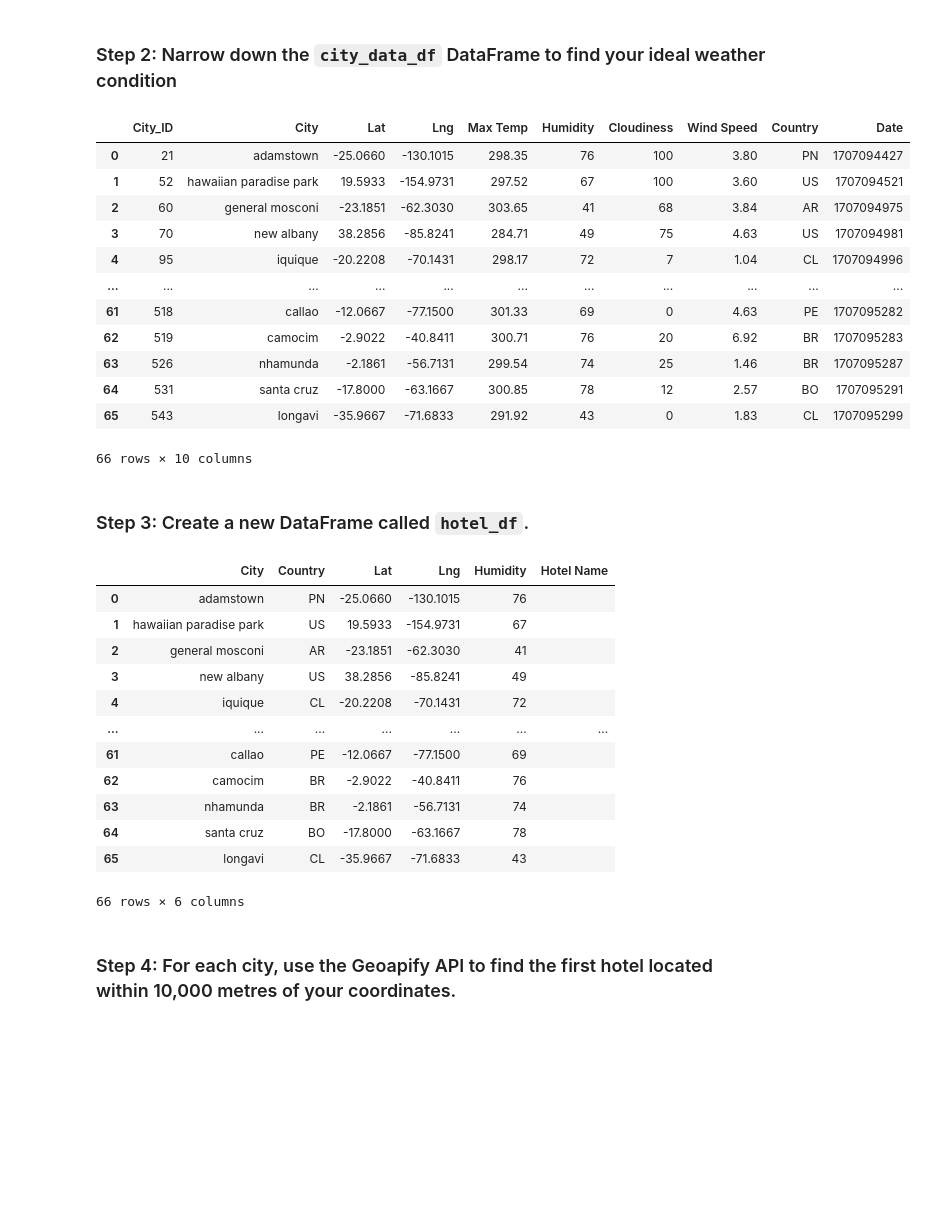
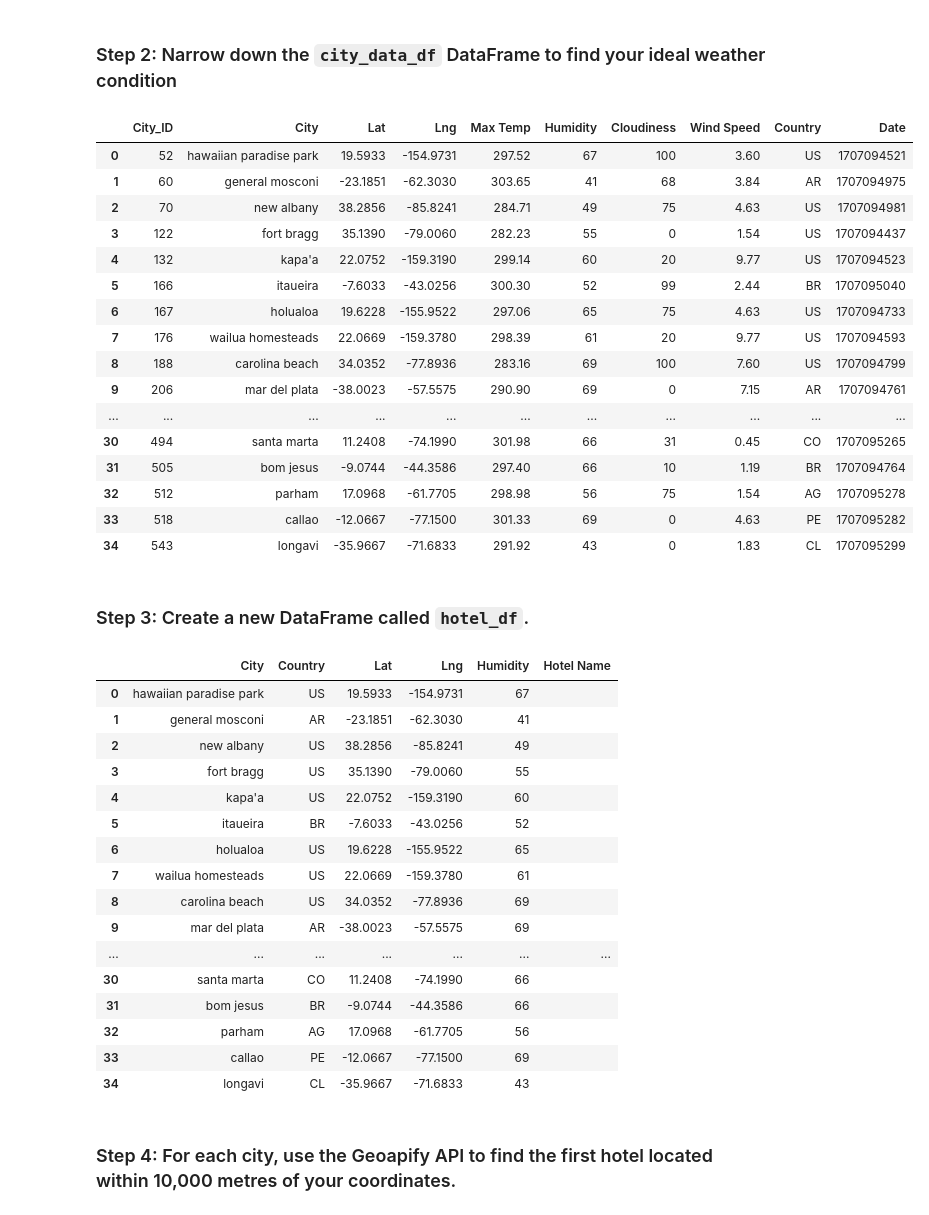
Before and after one commit to JCovarrubias236/python-api-challenge, a Jupyter notebook: Starter_Code/starter_code/VacationPy.ipynb, the cells around one changed output. Cells and saved outputs as stored; diff of their text form; code cells hidden in the pictures; blank space fills up the shorter version.

```diff
--- a/Starter_Code/starter_code/VacationPy.ipynb
+++ b/Starter_Code/starter_code/VacationPy.ipynb
@@ -57,30 +55,34 @@ map_plot
 ### Step 2: Narrow down the `city_data_df` DataFrame to find your ideal weather condition
 # %%
 # Narrow down cities that fit criteria and drop any results with null values
-ideal_weather_df = city_data_df[(city_data_df["Lat"].between(-40,40)) & (city_data_df["Humidity"]<80) & (city_data_df["Lng"]<-30)].reset_index()
+ideal_weather_df = city_data_df[(city_data_df["Lat"].between(-40,40)) & (city_data_df["Humidity"]<70) & (city_data_df["Lng"]<-30)].reset_index()
 
 # Drop any rows with null values
 ideal_weather_df.dropna()
 
 # Deleting index column that was created by reseting the index
 del ideal_weather_df["index"]
 
 # Display sample data
 ideal_weather_df
 # %% [output]
 |  | City_ID | City | Lat | Lng | Max Temp | Humidity | Cloudiness | Wind Speed | Country | Date |
-| 0 | 21 | adamstown | -25.0660 | -130.1015 | 298.35 | 76 | 100 | 3.80 | PN | 1707094427 |
-| 1 | 52 | hawaiian paradise park | 19.5933 | -154.9731 | 297.52 | 67 | 100 | 3.60 | US | 1707094521 |
-| 2 | 60 | general mosconi | -23.1851 | -62.3030 | 303.65 | 41 | 68 | 3.84 | AR | 1707094975 |
-| 3 | 70 | new albany | 38.2856 | -85.8241 | 284.71 | 49 | 75 | 4.63 | US | 1707094981 |
-| 4 | 95 | iquique | -20.2208 | -70.1431 | 298.17 | 72 | 7 | 1.04 | CL | 1707094996 |
+| 0 | 52 | hawaiian paradise park | 19.5933 | -154.9731 | 297.52 | 67 | 100 | 3.60 | US | 1707094521 |
+| 1 | 60 | general mosconi | -23.1851 | -62.3030 | 303.65 | 41 | 68 | 3.84 | AR | 1707094975 |
+| 2 | 70 | new albany | 38.2856 | -85.8241 | 284.71 | 49 | 75 | 4.63 | US | 1707094981 |
+| 3 | 122 | fort bragg | 35.1390 | -79.0060 | 282.23 | 55 | 0 | 1.54 | US | 1707094437 |
+| 4 | 132 | kapa'a | 22.0752 | -159.3190 | 299.14 | 60 | 20 | 9.77 | US | 1707094523 |
+| 5 | 166 | itaueira | -7.6033 | -43.0256 | 300.30 | 52 | 99 | 2.44 | BR | 1707095040 |
+| 6 | 167 | holualoa | 19.6228 | -155.9522 | 297.06 | 65 | 75 | 4.63 | US | 1707094733 |
+| 7 | 176 | wailua homesteads | 22.0669 | -159.3780 | 298.39 | 61 | 20 | 9.77 | US | 1707094593 |
+| 8 | 188 | carolina beach | 34.0352 | -77.8936 | 283.16 | 69 | 100 | 7.60 | US | 1707094799 |
+| 9 | 206 | mar del plata | -38.0023 | -57.5575 | 290.90 | 69 | 0 | 7.15 | AR | 1707094761 |
 | ... | ... | ... | ... | ... | ... | ... | ... | ... | ... | ... |
-| 61 | 518 | callao | -12.0667 | -77.1500 | 301.33 | 69 | 0 | 4.63 | PE | 1707095282 |
-| 62 | 519 | camocim | -2.9022 | -40.8411 | 300.71 | 76 | 20 | 6.92 | BR | 1707095283 |
-| 63 | 526 | nhamunda | -2.1861 | -56.7131 | 299.54 | 74 | 25 | 1.46 | BR | 1707095287 |
-| 64 | 531 | santa cruz | -17.8000 | -63.1667 | 300.85 | 78 | 12 | 2.57 | BO | 1707095291 |
-| 65 | 543 | longavi | -35.9667 | -71.6833 | 291.92 | 43 | 0 | 1.83 | CL | 1707095299 |
+| 30 | 494 | santa marta | 11.2408 | -74.1990 | 301.98 | 66 | 31 | 0.45 | CO | 1707095265 |
+| 31 | 505 | bom jesus | -9.0744 | -44.3586 | 297.40 | 66 | 10 | 1.19 | BR | 1707094764 |
+| 32 | 512 | parham | 17.0968 | -61.7705 | 298.98 | 56 | 75 | 1.54 | AG | 1707095278 |
+| 33 | 518 | callao | -12.0667 | -77.1500 | 301.33 | 69 | 0 | 4.63 | PE | 1707095282 |
+| 34 | 543 | longavi | -35.9667 | -71.6833 | 291.92 | 43 | 0 | 1.83 | CL | 1707095299 |
-66 rows × 10 columns
 # %% [markdown]
 ### Step 3: Create a new DataFrame called `hotel_df`.
 # %%
@@ -94,18 +96,22 @@ hotel_df['Hotel Name'] = ''
 hotel_df
 # %% [output]
 |  | City | Country | Lat | Lng | Humidity | Hotel Name |
-| 0 | adamstown | PN | -25.0660 | -130.1015 | 76 |  |
-| 1 | hawaiian paradise park | US | 19.5933 | -154.9731 | 67 |  |
-| 2 | general mosconi | AR | -23.1851 | -62.3030 | 41 |  |
-| 3 | new albany | US | 38.2856 | -85.8241 | 49 |  |
-| 4 | iquique | CL | -20.2208 | -70.1431 | 72 |  |
+| 0 | hawaiian paradise park | US | 19.5933 | -154.9731 | 67 |  |
+| 1 | general mosconi | AR | -23.1851 | -62.3030 | 41 |  |
+| 2 | new albany | US | 38.2856 | -85.8241 | 49 |  |
+| 3 | fort bragg | US | 35.1390 | -79.0060 | 55 |  |
+| 4 | kapa'a | US | 22.0752 | -159.3190 | 60 |  |
+| 5 | itaueira | BR | -7.6033 | -43.0256 | 52 |  |
+| 6 | holualoa | US | 19.6228 | -155.9522 | 65 |  |
+| 7 | wailua homesteads | US | 22.0669 | -159.3780 | 61 |  |
+| 8 | carolina beach | US | 34.0352 | -77.8936 | 69 |  |
+| 9 | mar del plata | AR | -38.0023 | -57.5575 | 69 |  |
 | ... | ... | ... | ... | ... | ... | ... |
-| 61 | callao | PE | -12.0667 | -77.1500 | 69 |  |
-| 62 | camocim | BR | -2.9022 | -40.8411 | 76 |  |
-| 63 | nhamunda | BR | -2.1861 | -56.7131 | 74 |  |
-| 64 | santa cruz | BO | -17.8000 | -63.1667 | 78 |  |
-| 65 | longavi | CL | -35.9667 | -71.6833 | 43 |  |
+| 30 | santa marta | CO | 11.2408 | -74.1990 | 66 |  |
+| 31 | bom jesus | BR | -9.0744 | -44.3586 | 66 |  |
+| 32 | parham | AG | 17.0968 | -61.7705 | 56 |  |
+| 33 | callao | PE | -12.0667 | -77.1500 | 69 |  |
+| 34 | longavi | CL | -35.9667 | -71.6833 | 43 |  |
-66 rows × 6 columns
 # %% [markdown]
 ### Step 4: For each city, use the Geoapify API to find the first hotel located within 10,000 metres of your coordinates.
 # %%
```
Also changed, not shown: parts of 2 cells of this notebook.
